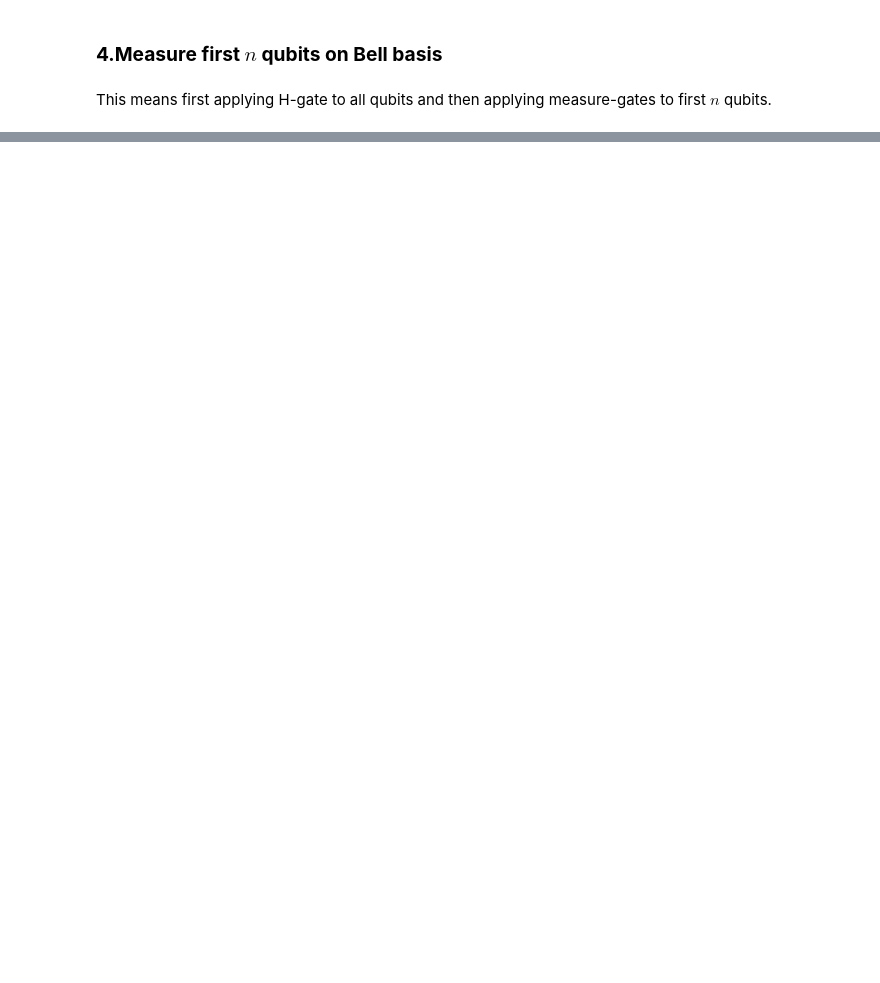
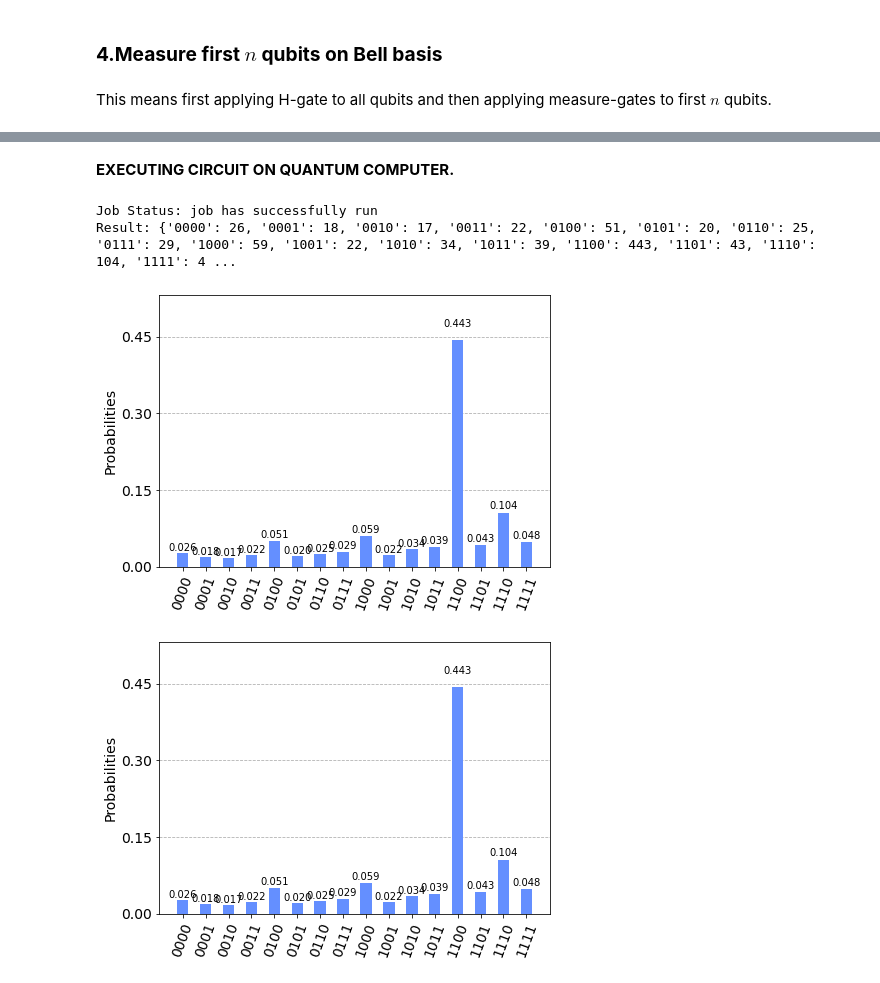
Before and after one commit to laios42/Quantum-Computing, a Jupyter notebook: Bernstein-Vazirani Algorithm/Bernstein_Vazirani_Algorithm.ipynb, the cells around one changed output, grey strips where cells are left out. Cells and saved outputs as stored; diff of their text form; code cells hidden in the pictures; blank space fills up the shorter version.

```diff
--- a/Bernstein-Vazirani Algorithm/Bernstein_Vazirani_Algorithm.ipynb
+++ b/Bernstein-Vazirani Algorithm/Bernstein_Vazirani_Algorithm.ipynb
@@ -65,0 +108,20 @@ circuit.measure(range(n), )
+# %% [markdown]
+**EXECUTING CIRCUIT ON QUANTUM COMPUTER.**
+# %%
+IBMQ.load_account()
+
+provider = IBMQ.get_provider('ibm-q')
+device = provider.get_backend('ibmq_belem')
+
+job = execute(circuit, backend=device, shots=1000)
+job_monitor(job)
+
+counts = job.result().get_counts()
+
+print('Result:', counts, '\n')
+plot_histogram(counts)
+# %% [output]
+Job Status: job has successfully run
+Result: {'0000': 26, '0001': 18, '0010': 17, '0011': 22, '0100': 51, '0101': 20, '0110': 25, '0111': 29, '1000': 59, '1001': 22, '1010': 34, '1011': 39, '1100': 443, '1101': 43, '1110': 104, '1111': 4 ...
+[figure, added]
+[figure, added]
```
Also changed, not shown: parts of 12 cells of this notebook, 5 other files.
